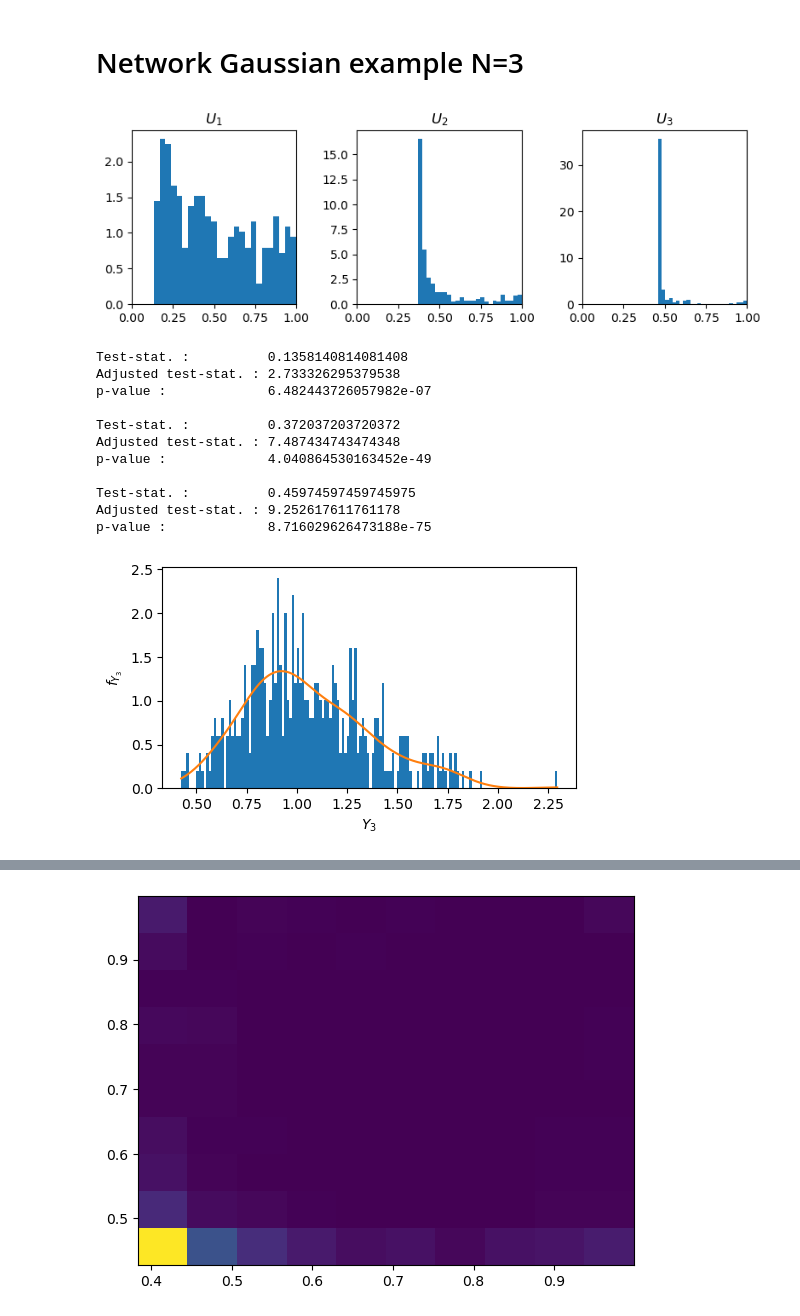
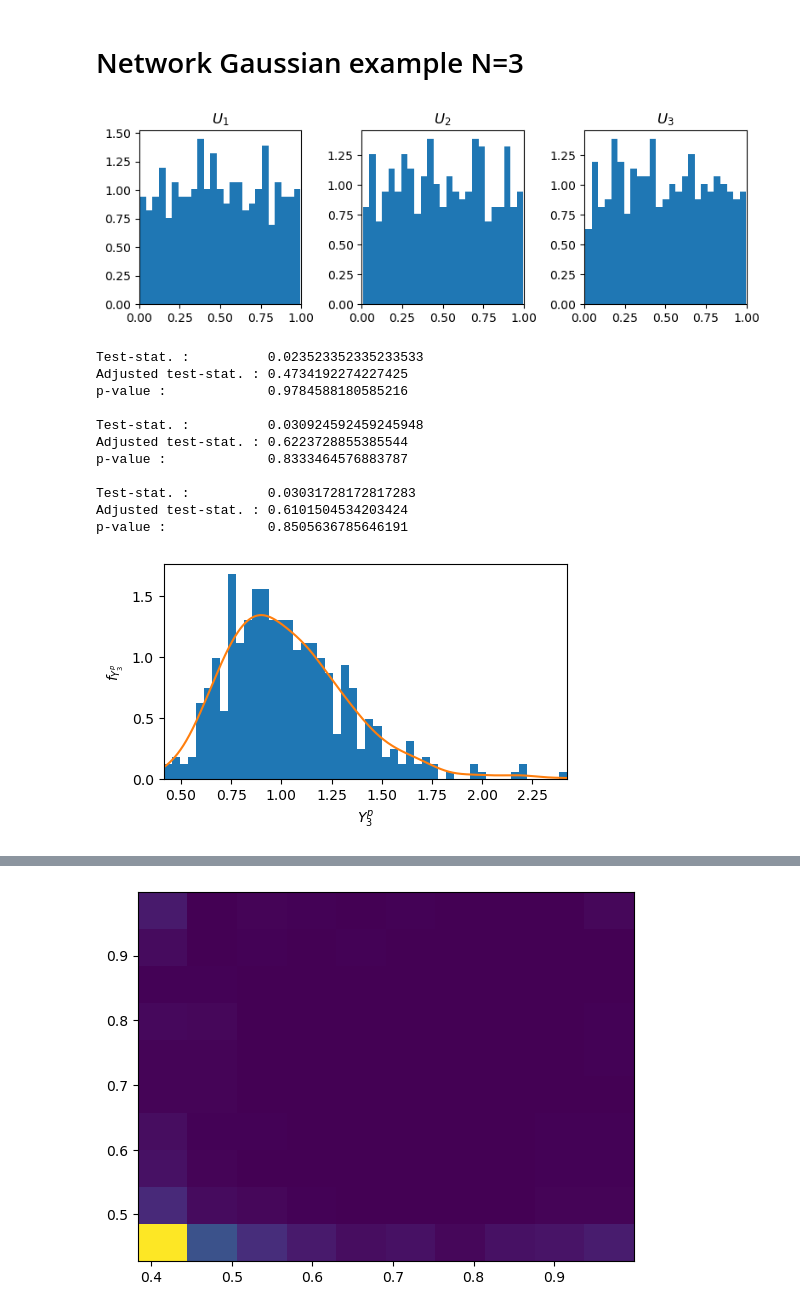
Before and after one commit to jonasbruhub/Analysis-of-Production-flow-systems-with-focus-on-industry, a Jupyter notebook: Simulations and code/Example Network Gaussian 3.ipynb, the cells around one changed output, grey strips where cells are left out. Drawn from its saved outputs; the diff is of its cells as text; code cells hidden in the pictures.

```diff
--- a/Simulations and code/Example Network Gaussian 3.ipynb
+++ b/Simulations and code/Example Network Gaussian 3.ipynb
@@ -52,7 +52,7 @@ Y3 = np.exp(X3)
 # X **=  0.1
 # %%
 Y = Y3
-# Y = Y**0.1
+Y = Y**0.1
 # %%
 # Prepare Kernels, transformed data to uniform (from kernel), Scott's optimal bandwiths
 kernels_Y = [gaussian_kde(Y[i,:]) for i in range(d)]
@@ -81,7 +81,7 @@ fig.tight_layout()
 
 # plt.savefig(figures_path + "ND examples/Gaussian 3x3 large s power uniforms.pdf", bbox_inches='tight')
 # %% [output]
-[figure, old version]
+[figure, new version]
 # %%
 KolmogorovSmirnovTestUnif(U[0])
 print()
@@ -89,37 +89,45 @@ KolmogorovSmirnovTestUnif(U[1])
 print()
 KolmogorovSmirnovTestUnif(U[2]);
 # %% [output]
-Test-stat. :          0.1358140814081408
-Adjusted test-stat. : 2.733326295379538
-p-value :             6.482443726057982e-07
+Test-stat. :          0.023523352335233533
+Adjusted test-stat. : 0.4734192274227425
+p-value :             0.9784588180585216
 
-Test-stat. :          0.372037203720372
-Adjusted test-stat. : 7.487434743474348
-p-value :             4.040864530163452e-49
+Test-stat. :          0.030924592459245948
+Adjusted test-stat. : 0.6223728855385544
+p-value :             0.8333464576883787
 
-Test-stat. :          0.45974597459745975
-Adjusted test-stat. : 9.252617611761178
-p-value :             8.716029626473188e-75
+Test-stat. :          0.03031728172817283
+Adjusted test-stat. : 0.6101504534203424
+p-value :             0.8505636785646191
 # %%
 # densities
 fig, ax = plt.subplots(1,1,figsize=(5,3))
-ax.hist(Y[2,:],bins = 150, density=True)
+# x_lim = [-200,200]
+x_lim = [Y[2,:].min(), Y[2,:].max()]
 
-# x_lim = [-200,200]
 
-xx = np.linspace(Y[2,:].min(), Y[2,:].max(), 1000)
-# xx = np.linspace(x_lim[0], x_lim[1], 1000)
+temp = Y[2,:].copy()
+temp = temp[(temp <= x_lim[1]) & (temp >= x_lim[0])]
+ax.hist(temp,bins = 50, density=True)
+
+
+
+# xx = np.linspace(Y[2,:].min(), Y[2,:].max(), 1000)
+xx = np.linspace(x_lim[0], x_lim[1], 1000)
 pdf = kernels_Y[2](xx)
 ax.plot(xx,pdf)
-# ax.set_xlim(*x_lim)
+ax.set_xlim(*x_lim)
+# ax.set_xlim(-200,200)
 ax.set_xlabel("$Y_3$")
 ax.set_ylabel("$f_{Y_3}$")
 
 fig.tight_layout()
 
 # plt.savefig(figures_path + "ND examples/Gaussian 3x3 large s power X3 KDE.pdf", bbox_inches='tight')
+# plt.savefig(figures_path + "ND examples/Gaussian 3x3 large s X3 KDE.pdf", bbox_inches='tight')
 # %% [output]
-[figure, old version]
+[figure, new version]
 # %%
 # import scipy.interpolate
 
```
Also changed, not shown: parts of 6 cells of this notebook, 8 other files.
